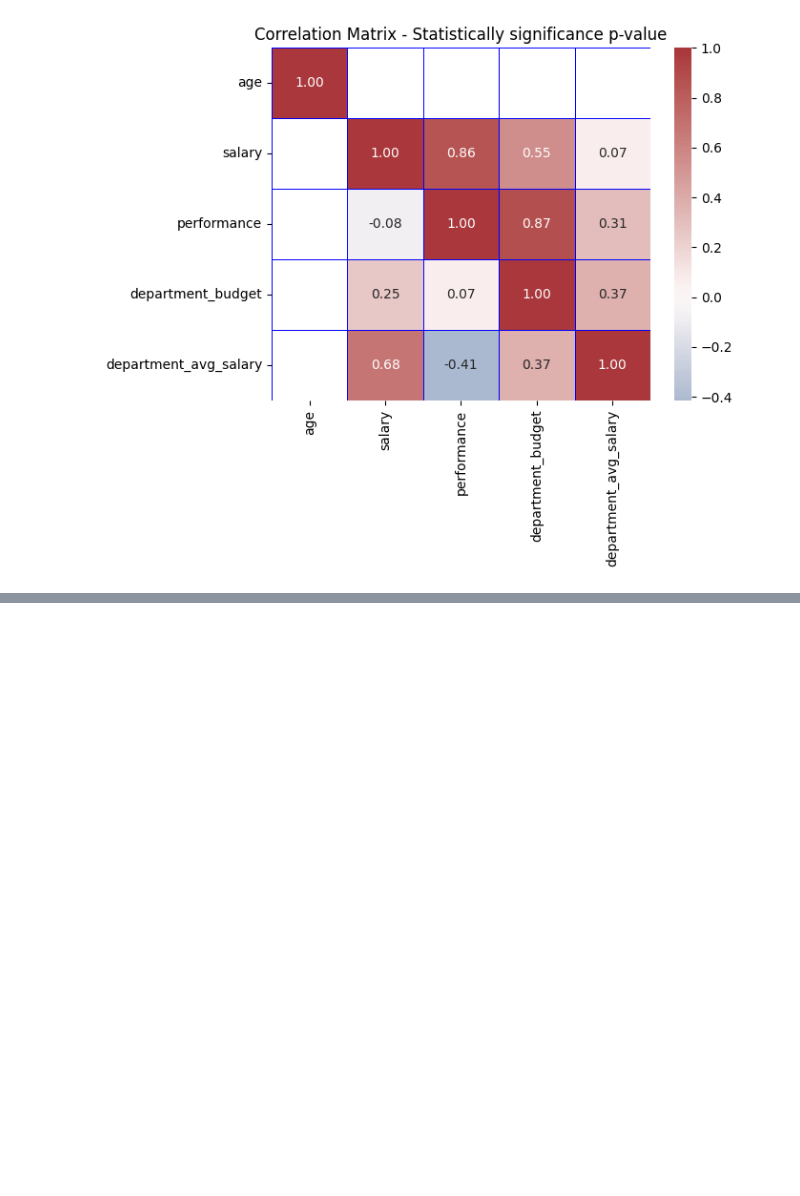
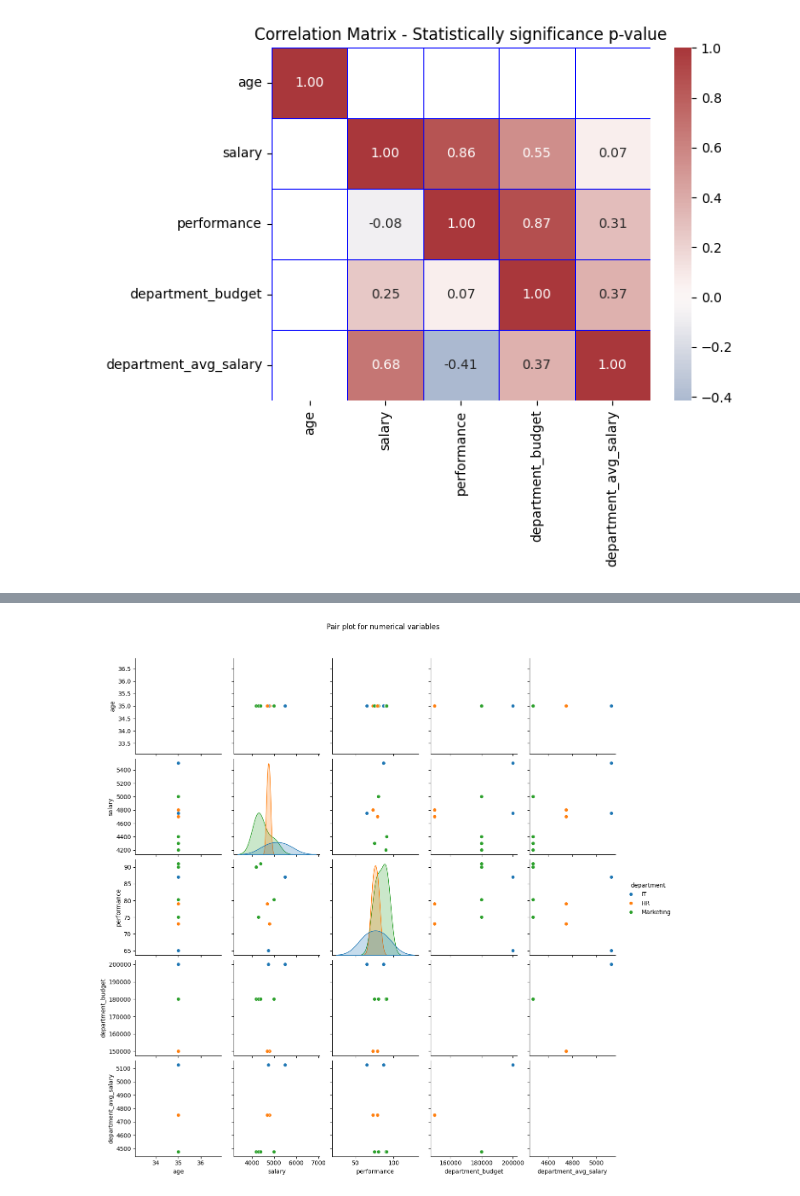
Before and after one commit to OIC-Hub/data-science-class-2, a Jupyter notebook: employee_dataset.ipynb, the cells around one changed output, grey strips where cells are left out. Cells and saved outputs as stored; diff of their text form; code cells hidden in the pictures; blank space fills up the shorter version.

```diff
--- a/employee_dataset.ipynb
+++ b/employee_dataset.ipynb
@@ -1146,0 +1154,6 @@ plt.show()
+# %%
+sns.pairplot(merge_df[num_cols + ["department"]], hue="department", diag_kind="kde", corner=False)
+plt.suptitle("Pair plot for numerical variables", y=1.05)
+plt.show()
+# %% [output]
+[figure, added]
```
Also changed, not shown: parts of 4 cells of this notebook.
